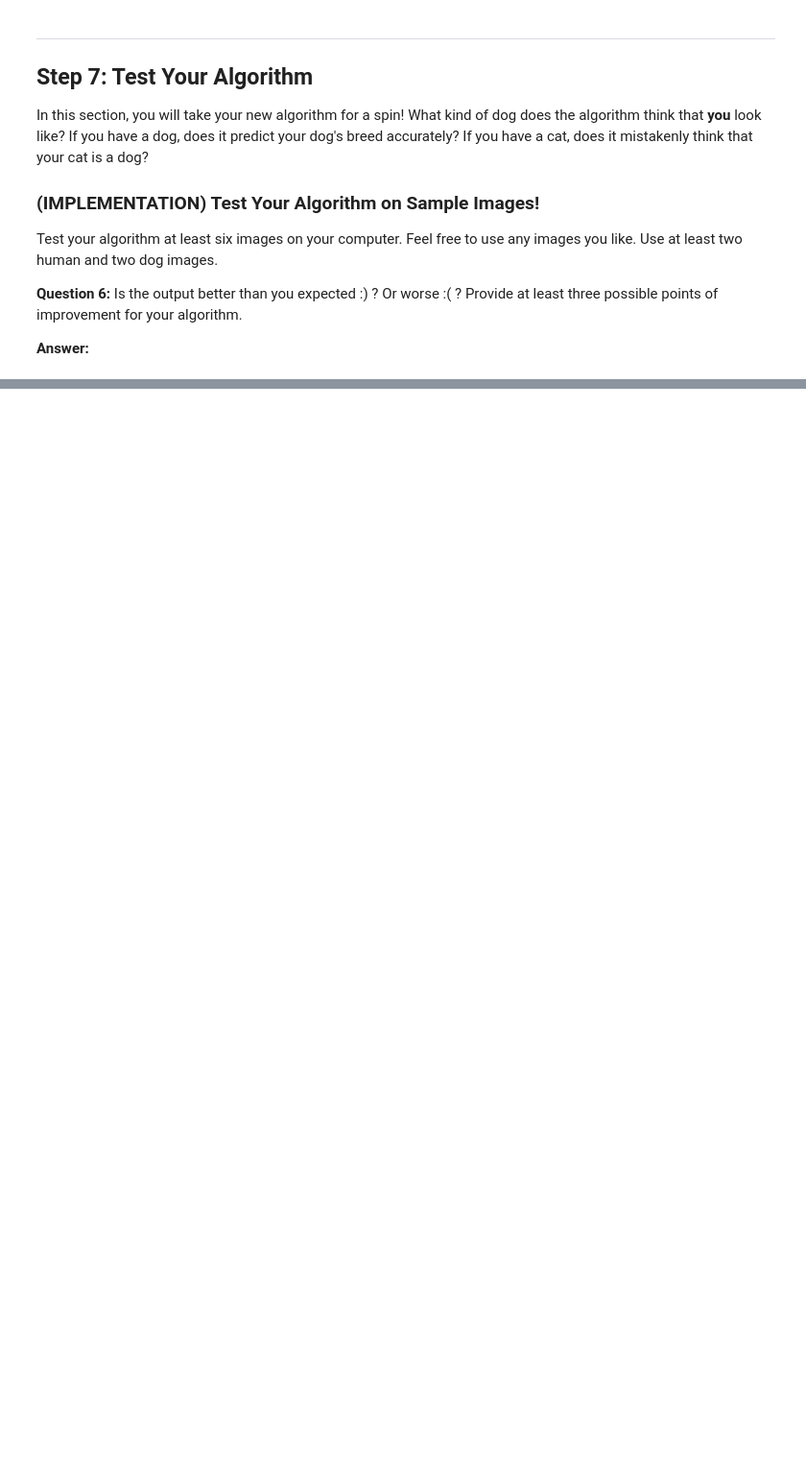
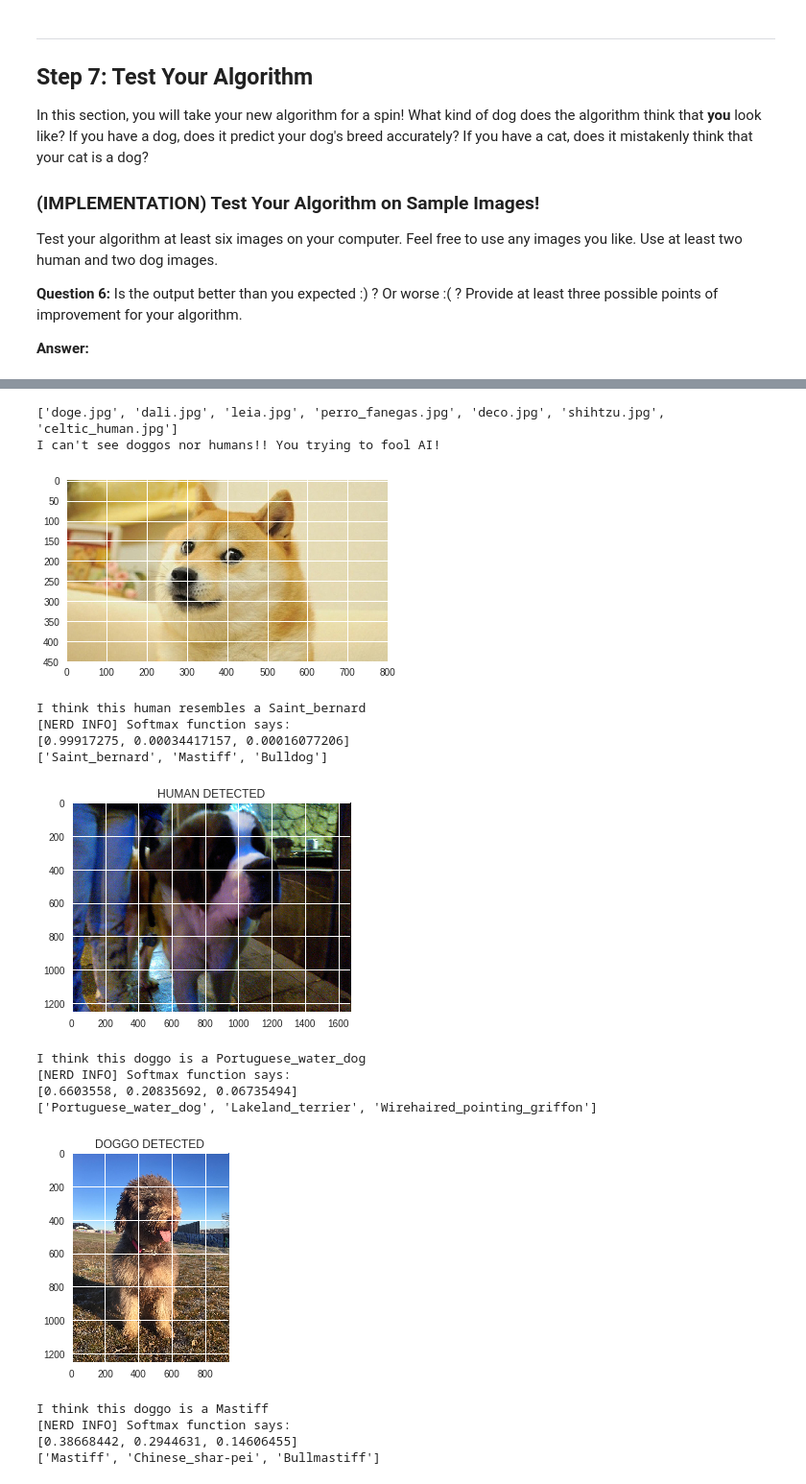
Before and after one commit to david-sterling/Udacity_DL_dogbreed_recognition, a Jupyter notebook: Dog_breed_classifier.ipynb, the cells around one changed output, grey strips where cells are left out. Shown at 96% size. Cells and saved outputs as stored; diff of their text form; code cells hidden in the pictures; blank space fills up the shorter version.

```diff
--- a/Dog_breed_classifier.ipynb
+++ b/Dog_breed_classifier.ipynb
@@ -849,0 +1128,30 @@ __Answer:__
+# %%
+from glob import glob
+
+
+
+filesjpg = glob('*.jpg')
+
+print(filesjpg)
+
+
+for file in filesjpg:
+  dog_breed_detector_pipeline(file)
+# %% [output]
+['doge.jpg', 'dali.jpg', 'leia.jpg', 'perro_fanegas.jpg', 'deco.jpg', 'shihtzu.jpg', 'celtic_human.jpg']
+I can't see doggos nor humans!! You trying to fool AI!
+[figure, added]
+I think this human resembles a Saint_bernard
+[NERD INFO] Softmax function says:
+[0.99917275, 0.00034417157, 0.00016077206]
+['Saint_bernard', 'Mastiff', 'Bulldog']
+[figure, added]
+I think this doggo is a Portuguese_water_dog
+[NERD INFO] Softmax function says:
+[0.6603558, 0.20835692, 0.06735494]
+['Portuguese_water_dog', 'Lakeland_terrier', 'Wirehaired_pointing_griffon']
+[figure, added]
+I think this doggo is a Mastiff
+[NERD INFO] Softmax function says:
+[0.38668442, 0.2944631, 0.14606455]
+['Mastiff', 'Chinese_shar-pei', 'Bullmastiff']
```
Also changed, not shown: parts of 45 cells of this notebook.
